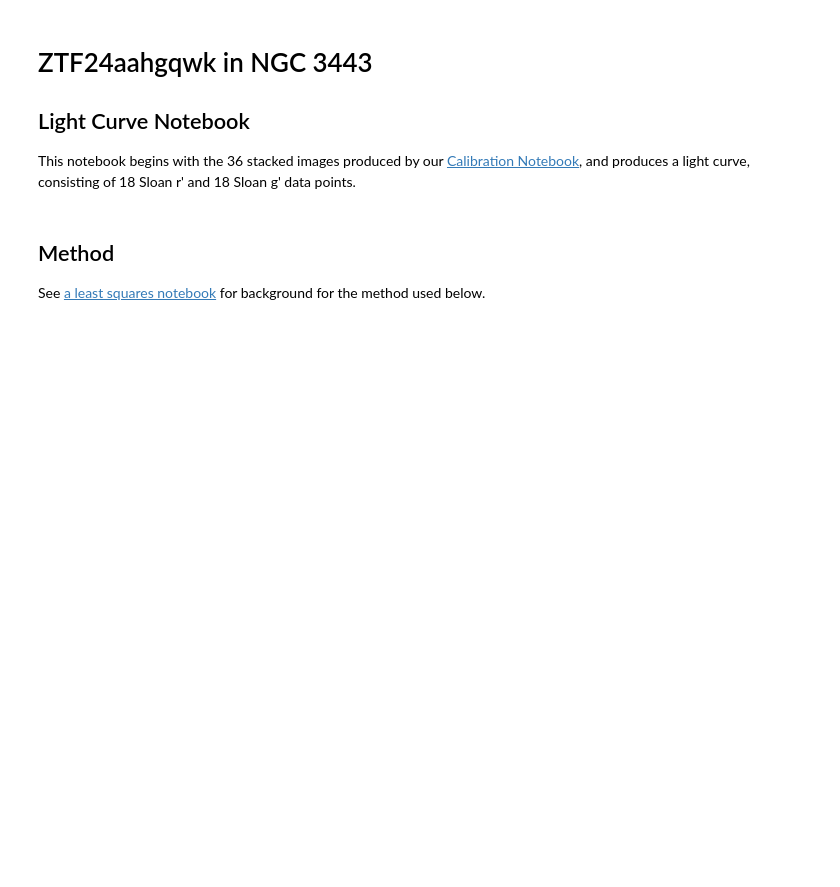
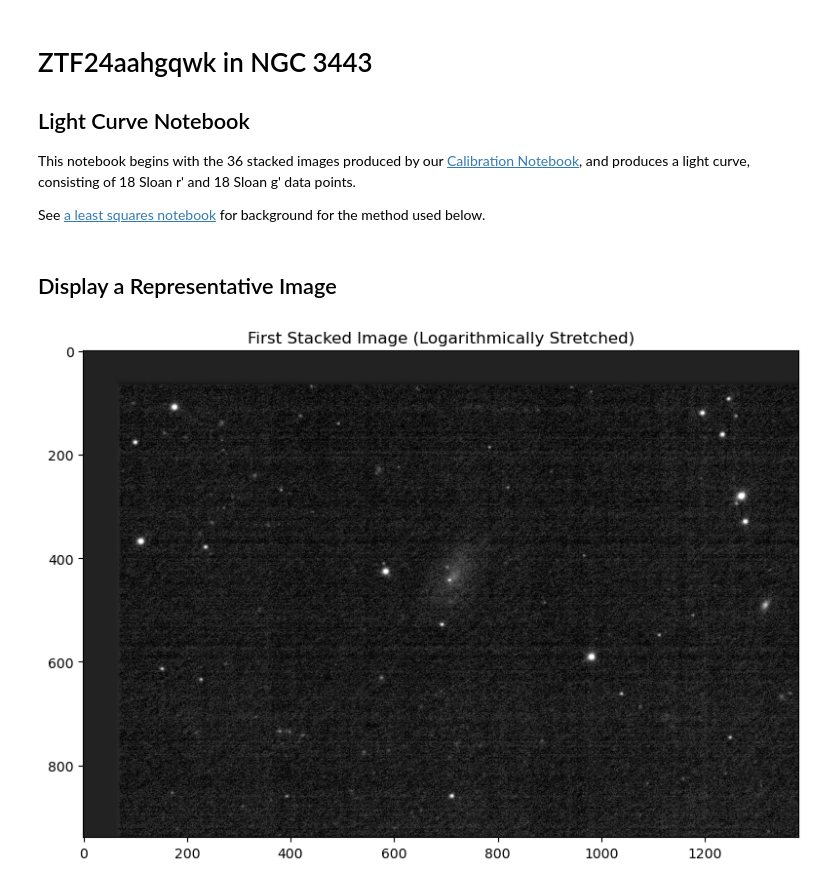
Before and after one commit to brianhill/supernova-observation, a Jupyter notebook: analyses/ZTF24aahgqwk/ZTF24aahgqwk-light_curve.ipynb, the cells around one changed output. Cells and saved outputs as stored; diff of their text form; code cells hidden in the pictures; blank space fills up the shorter version.

Commit message:
Added an images of ZTF24aahgqwk.

```diff
--- a/analyses/ZTF24aahgqwk/ZTF24aahgqwk-light_curve.ipynb
+++ b/analyses/ZTF24aahgqwk/ZTF24aahgqwk-light_curve.ipynb
@@ -4,6 +4,9 @@
 ## Light Curve Notebook
 
 This notebook begins with the 36 stacked images produced by our [Calibration Notebook](https://brianhill.github.io/supernova-observation/analyses/ZTF24aahgqwk/ZTF24aahgqwk-calibration.pdf), and produces a light curve, consisting of 18 Sloan r' and 18 Sloan g' data points.
+
+See [a least squares notebook](https://brianhill.github.io/supernova-observation/analyses/ZTF24aahgqwk/related_analyses/least_squares.pdf) for
+background for the method used below.
 # %%
 import os
 import numpy as np
@@ -49,5 +87,23 @@ observation_dates = [
 # %% [markdown]
-## Method
-
-See [a least squares notebook](https://brianhill.github.io/supernova-observation/analyses/ZTF24aahgqwk/related_analyses/least_squares.pdf) for
-background for the method used below.
+## Display a Representative Image
+# %%
+first_image = stacked_image_for_date_and_filter('2024-03-20', 'r')
+
+# Log stretch
+
+stretch_function = log_stretch_transform(26, 50)
+stretch_transform = np.vectorize(stretch_function)
+
+stretched_image = stretch_transform(first_image.data)
+
+# Display the image
+
+fig, axes = plt.subplots(1, 1, figsize=(8, 8))
+
+axes.imshow(stretched_image, cmap='gray')
+axes.set_title("First Stacked Image (Logarithmically Stretched)")
+
+plt.tight_layout()
+plt.show()
+# %% [output]
+[figure, added]
```
Also changed, not shown: parts of 2 cells of this notebook, 3 other files.
